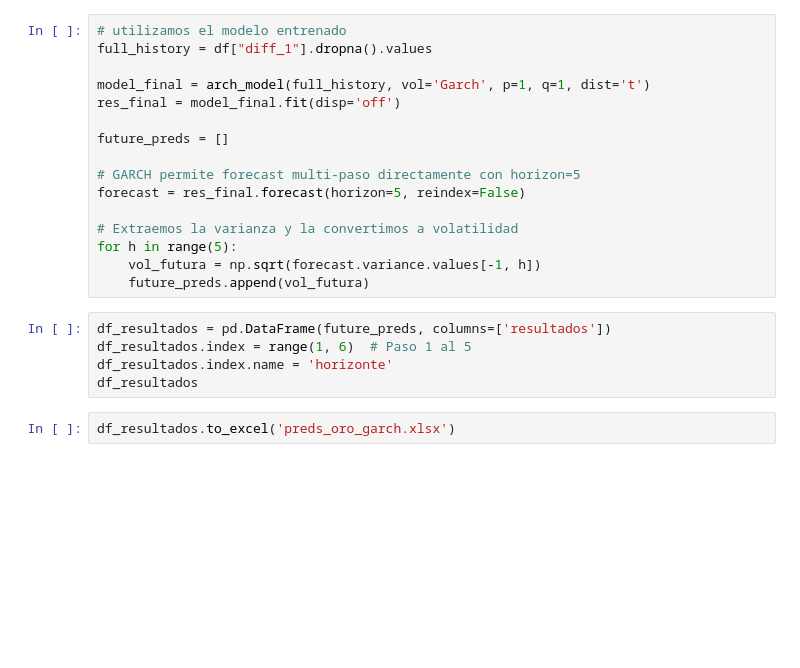
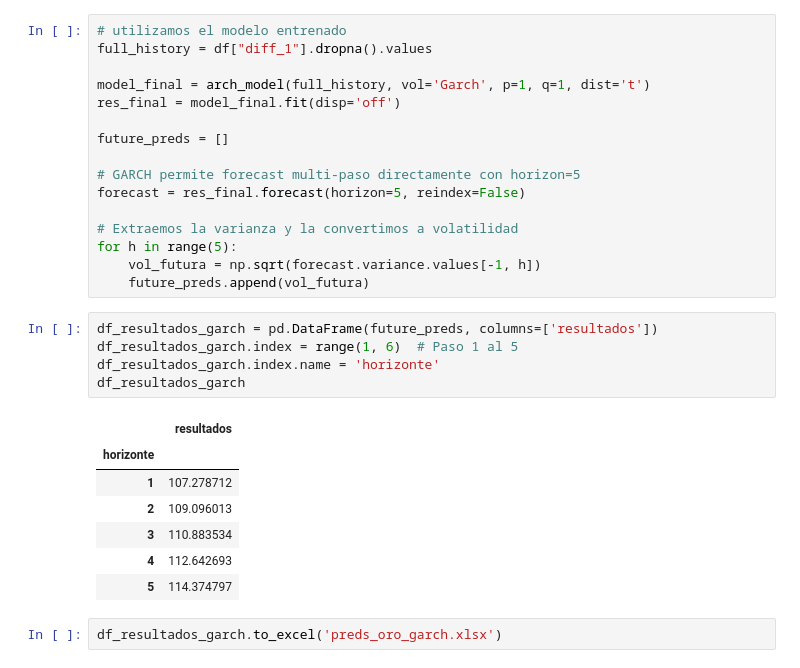
Before and after one commit to sarahbltn/GOLD_FNN_GARCH, a Jupyter notebook: examen_2_fnn_garch.ipynb, the cells around one changed output. Cells and saved outputs as stored; diff of their text form; blank space fills up the shorter version.

```diff
--- a/examen_2_fnn_garch.ipynb
+++ b/examen_2_fnn_garch.ipynb
@@ -510,12 +510,20 @@ for h in range(5):
     vol_futura = np.sqrt(forecast.variance.values[-1, h])
     future_preds.append(vol_futura)
 # %%
-df_resultados = pd.DataFrame(future_preds, columns=['resultados'])
-df_resultados.index = range(1, 6)  # Paso 1 al 5
-df_resultados.index.name = 'horizonte'
-df_resultados
+df_resultados_garch = pd.DataFrame(future_preds, columns=['resultados'])
+df_resultados_garch.index = range(1, 6)  # Paso 1 al 5
+df_resultados_garch.index.name = 'horizonte'
+df_resultados_garch
+# %% [output]
+|  | resultados |
+| horizonte |  |
+| 1 | 107.278712 |
+| 2 | 109.096013 |
+| 3 | 110.883534 |
+| 4 | 112.642693 |
+| 5 | 114.374797 |
 # %%
-df_resultados.to_excel('preds_oro_garch.xlsx')
+df_resultados_garch.to_excel('preds_oro_garch.xlsx')
 # %% [markdown]
 ---
 
```
Also changed, not shown: parts of 12 cells of this notebook.
